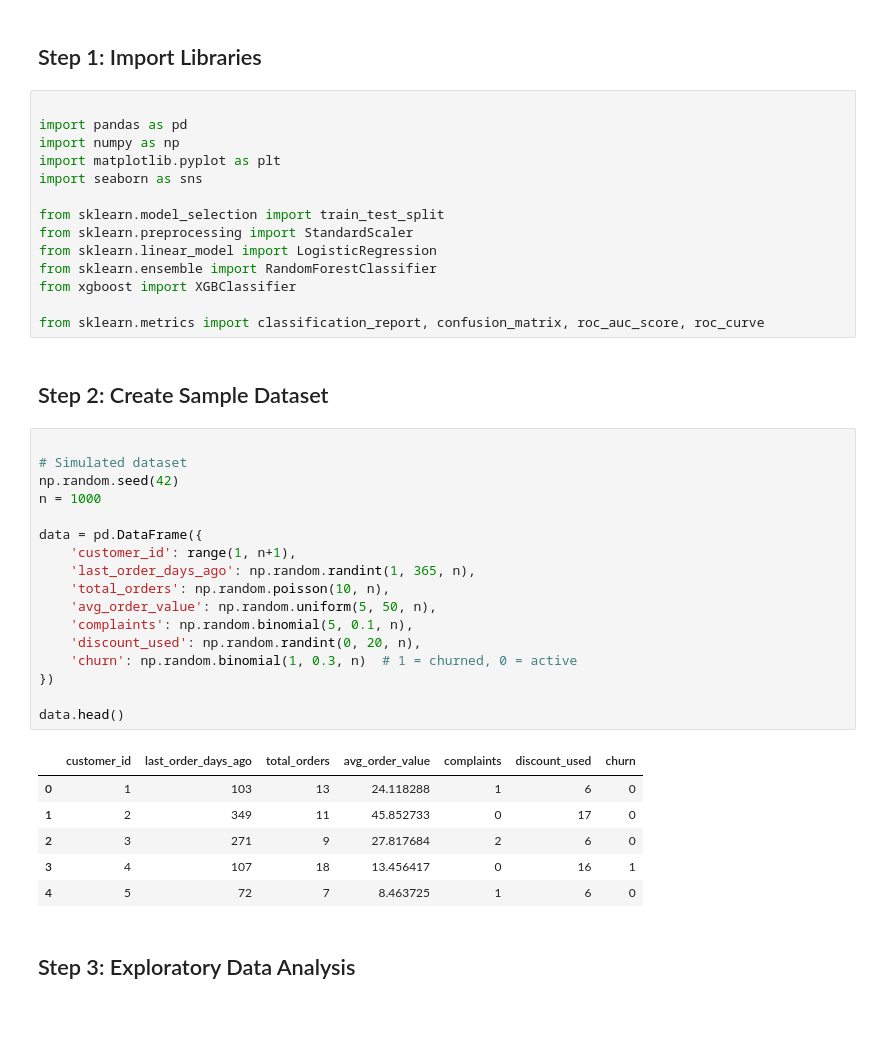
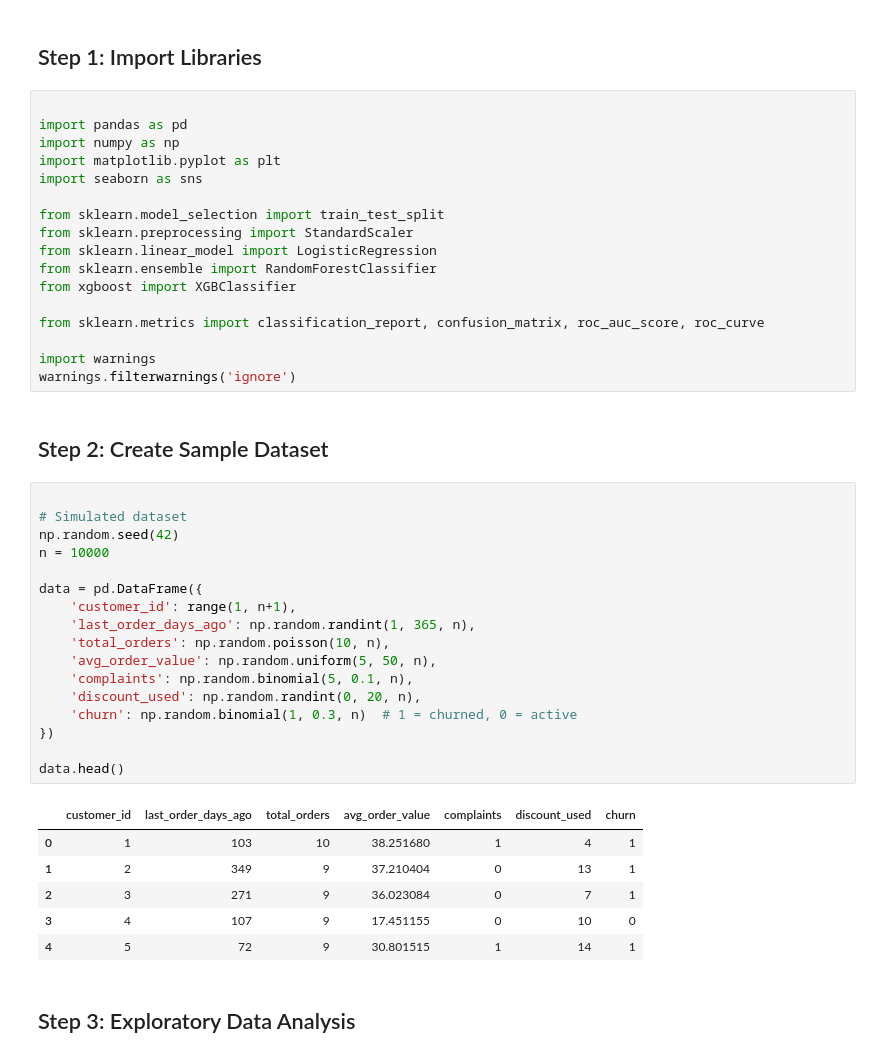
Before and after one commit to Mohammadrezaaofficial/Churn-Customer-Prediction, a Jupyter notebook: Churn Customer Prediction.ipynb, the cells around one changed output. Saved outputs shown, nothing was run; the diff lists cells and outputs as text; blank space fills up the shorter version.

```diff
--- a/Churn Customer Prediction.ipynb
+++ b/Churn Customer Prediction.ipynb
@@ -24,32 +24,35 @@ from sklearn.ensemble import RandomForestClassifier
 from xgboost import XGBClassifier
 
 from sklearn.metrics import classification_report, confusion_matrix, roc_auc_score, roc_curve
+
+import warnings
+warnings.filterwarnings('ignore')
 # %% [markdown]
 ## Step 2: Create Sample Dataset
 # %%
 
 # Simulated dataset
 np.random.seed(42)
-n = 1000
+n = 10000
 
 data = pd.DataFrame({
     'customer_id': range(1, n+1),
     'last_order_days_ago': np.random.randint(1, 365, n),
     'total_orders': np.random.poisson(10, n),
     'avg_order_value': np.random.uniform(5, 50, n),
     'complaints': np.random.binomial(5, 0.1, n),
     'discount_used': np.random.randint(0, 20, n),
     'churn': np.random.binomial(1, 0.3, n)  # 1 = churned, 0 = active
 })
 
 data.head()
 # %% [output]
 |  | customer_id | last_order_days_ago | total_orders | avg_order_value | complaints | discount_used | churn |
-| 0 | 1 | 103 | 13 | 24.118288 | 1 | 6 | 0 |
-| 1 | 2 | 349 | 11 | 45.852733 | 0 | 17 | 0 |
-| 2 | 3 | 271 | 9 | 27.817684 | 2 | 6 | 0 |
-| 3 | 4 | 107 | 18 | 13.456417 | 0 | 16 | 1 |
-| 4 | 5 | 72 | 7 | 8.463725 | 1 | 6 | 0 |
+| 0 | 1 | 103 | 10 | 38.251680 | 1 | 4 | 1 |
+| 1 | 2 | 349 | 9 | 37.210404 | 0 | 13 | 1 |
+| 2 | 3 | 271 | 9 | 36.023084 | 0 | 7 | 1 |
+| 3 | 4 | 107 | 9 | 17.451155 | 0 | 10 | 0 |
+| 4 | 5 | 72 | 9 | 30.801515 | 1 | 14 | 1 |
 # %% [markdown]
 ## Step 3: Exploratory Data Analysis
 # %%
```
Also changed, not shown: parts of 6 cells of this notebook, 1 other file.
